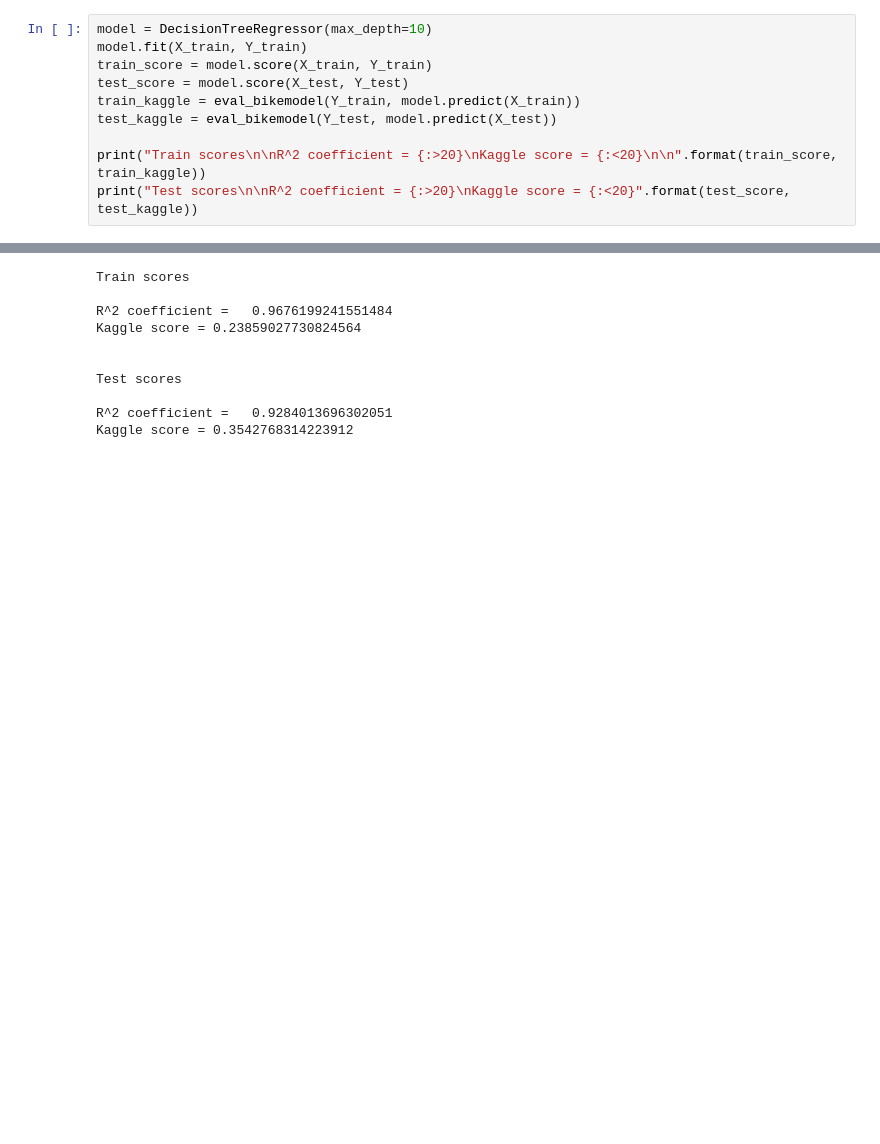
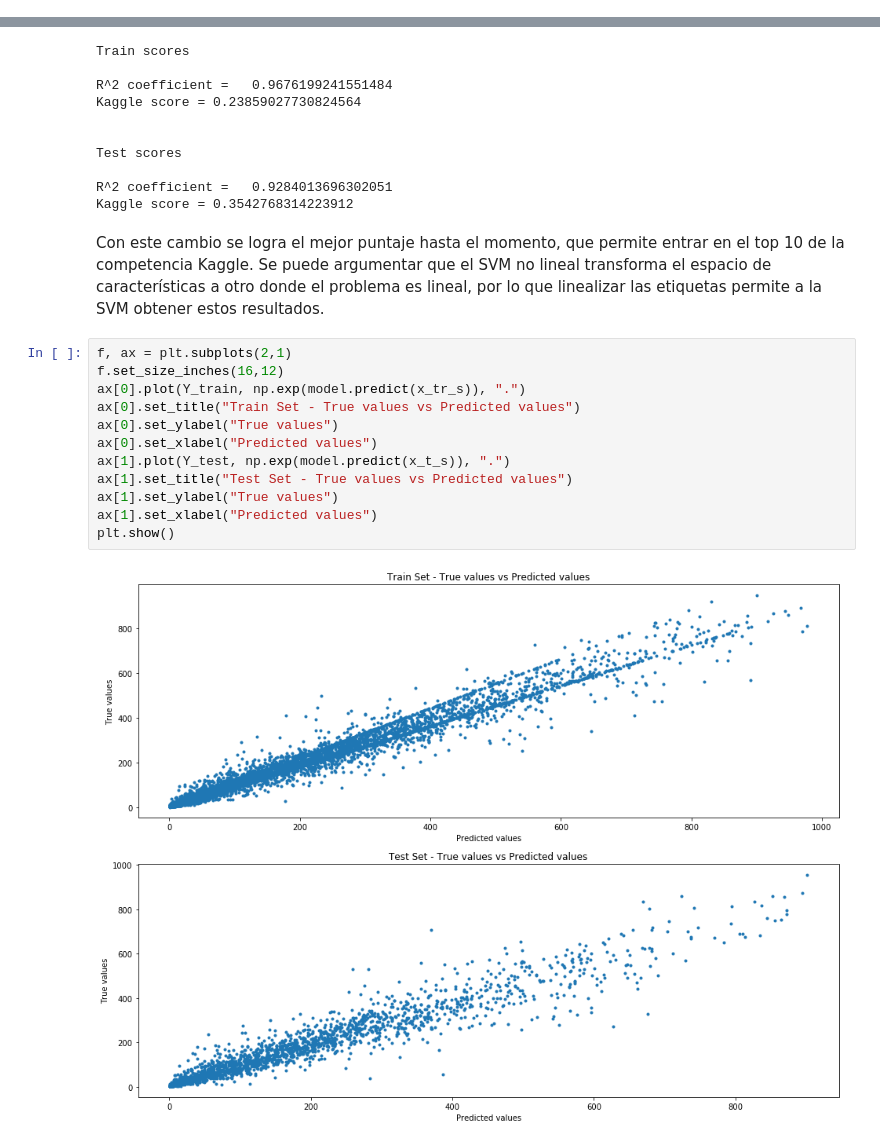
Before and after one commit to ddist/MachineLearning_3, a Jupyter notebook: 2.ipynb, the cells around one changed output, grey strips where cells are left out. Saved outputs shown, nothing was run; the diff lists cells and outputs as text; blank space fills up the shorter version.

```diff
--- a/2.ipynb
+++ b/2.ipynb
@@ -383,10 +419,0 @@ Xdf.describe()
-# %%
-model = DecisionTreeRegressor(max_depth=10)
-model.fit(X_train, Y_train)
-train_score = model.score(X_train, Y_train)
-test_score = model.score(X_test, Y_test)
-train_kaggle = eval_bikemodel(Y_train, model.predict(X_train))
-test_kaggle = eval_bikemodel(Y_test, model.predict(X_test))
-
-print("Train scores\n\nR^2 coefficient = {:>20}\nKaggle score = {:<20}\n\n".format(train_score, train_kaggle))
-print("Test scores\n\nR^2 coefficient = {:>20}\nKaggle score = {:<20}".format(test_score, test_kaggle))
@@ -572,3 +602,19 @@ Test scores
 
 R^2 coefficient =   0.9284013696302051
 Kaggle score = 0.3542768314223912
+# %% [markdown]
+Con este cambio se logra el mejor puntaje hasta el momento, que permite entrar en el top 10 de la competencia Kaggle. Se puede argumentar que el SVM no lineal transforma el espacio de características a otro donde el problema es lineal, por lo que linealizar las etiquetas permite a la SVM obtener estos resultados.
+# %%
+f, ax = plt.subplots(2,1)
+f.set_size_inches(16,12)
+ax[0].plot(Y_train, np.exp(model.predict(x_tr_s)), ".")
+ax[0].set_title("Train Set - True values vs Predicted values")
+ax[0].set_ylabel("True values")
+ax[0].set_xlabel("Predicted values")
+ax[1].plot(Y_test, np.exp(model.predict(x_t_s)), ".")
+ax[1].set_title("Test Set - True values vs Predicted values")
+ax[1].set_ylabel("True values")
+ax[1].set_xlabel("Predicted values")
+plt.show()
+# %% [output]
+[figure, added]
```
Also changed, not shown: parts of 44 cells of this notebook.
